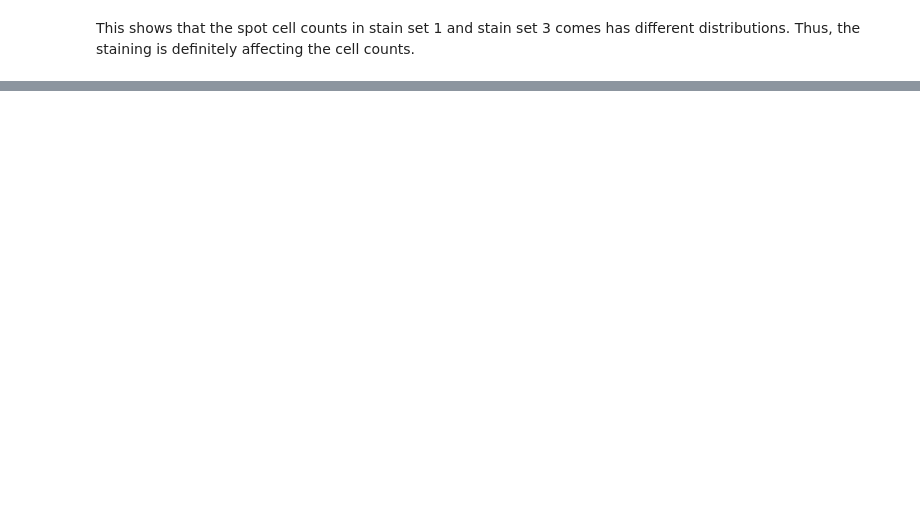
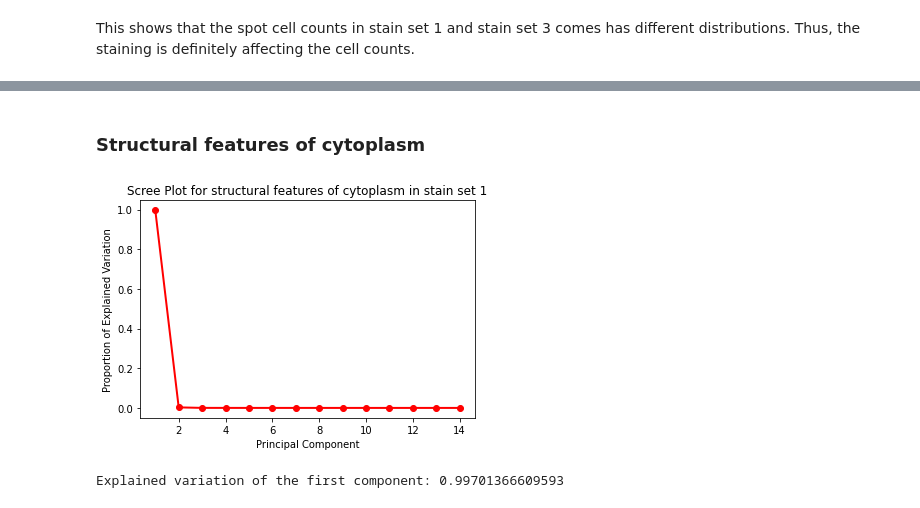
Before and after one commit to unique-subedi/microenvironment-microarrays, a Jupyter notebook: 604_project1.ipynb, the cells around one changed output, grey strips where cells are left out. Drawn from its saved outputs; the diff is of its cells as text; code cells hidden in the pictures; blank space fills up the shorter version.

```diff
--- a/604_project1.ipynb
+++ b/604_project1.ipynb
@@ -205,0 +262,17 @@ This shows that the spot cell counts in stain set 1 and stain set 3 comes has di
+# %% [markdown]
+### Structural features of cytoplasm
+# %%
+cytoplasm_structural_1 = stain1.loc[:, "Cytoplasm_CP_AreaShape_Area":"Cytoplasm_CP_AreaShape_Solidity"]
+c = cytoplasm_structural_1.shape[1]-1
+pca = PCA(n_components= c, svd_solver='full')
+pca.fit(cytoplasm_structural_1)
+projected_cytoplasm_structural_1 = pca.transform(cytoplasm_structural_1)[:, 0].flatten()
+plt.plot(np.linspace(1,c,c), pca.explained_variance_ratio_, 'ro-', linewidth=2)
+plt.title('Scree Plot for structural features of cytoplasm in stain set 1')
+plt.xlabel('Principal Component')
+plt.ylabel('Proportion of Explained Variation')
+plt.show()
+print("Explained variation of the first component:", pca.explained_variance_ratio_[0])
+# %% [output]
+[figure, added]
+Explained variation of the first component: 0.99701366609593
```
Also changed, not shown: parts of 57 cells of this notebook.
